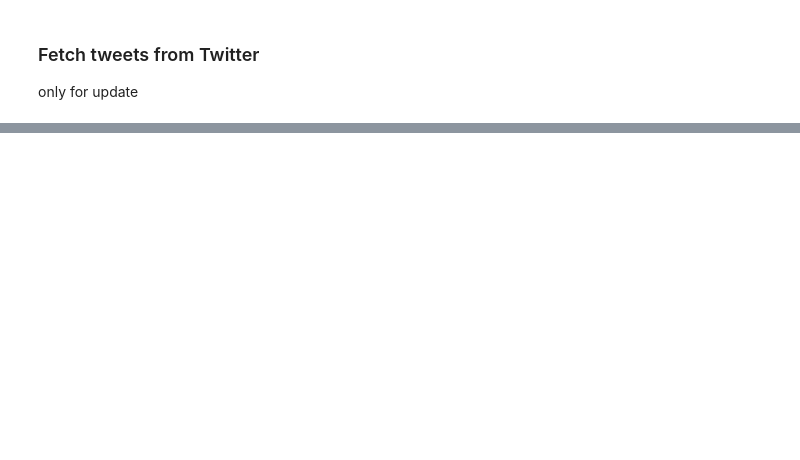
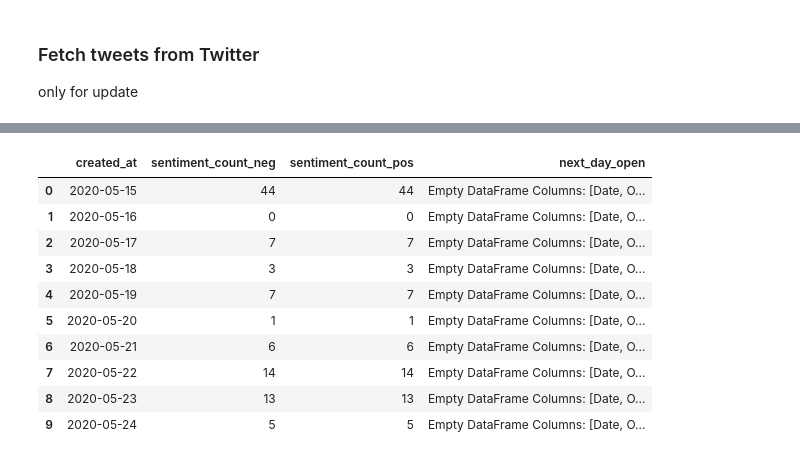
Before and after one commit to tbilaszewski/master-thesis, a Jupyter notebook: main.ipynb, the cells around one changed output, grey strips where cells are left out. Drawn from its saved outputs; the diff is of its cells as text; code cells hidden in the pictures; blank space fills up the shorter version.

```diff
--- a/main.ipynb
+++ b/main.ipynb
@@ -39,0 +91,13 @@ tweets
+# %%
+import math
+
+tweets_groupper= tweets.groupby(pd.Grouper(key='created_at', freq='1D'))
+
+tweets_gropuped = pd.DataFrame()
+tweets_gropuped['sentiment_count_neg'] = tweets_groupper['sentiment_classfication_neg'].count()
+tweets_gropuped['sentiment_count_pos'] = tweets_groupper['sentiment_classfication_pos'].count()
+tweets_gropuped['strongest_sentiment_class'] = tweets_groupper['sentiment'].max().map(lambda sentiment: sentiment[0] if math.isnan(sentiment[1]))
+tweets_gropuped['strongest_sentiment_value'] = tweets_groupper['sentiment'].max().map(lambda sentiment: sentiment[1] if math.isnan(sentiment[1]))
+
+tweets_gropuped['ratio_pos/neg'] = (tweets_gropuped['sentiment_count_pos'] - tweets_gropuped['sentiment_count_neg']) / (tweets_gropuped['sentiment_count_pos'] + tweets_gropuped['sentiment_count_neg'] )
+tweets_gropuped
@@ -39,0 +110,6 @@ tweets
+# %%
+prices = pd.read_csv('TSLA.csv')
+prices.tail()
+# prices.loc[prices['Date'] == '2020-04-01']
+# prices.iloc[7]
+#
@@ -39,0 +123,17 @@ tweets
+# %%
+tweets_gropuped = tweets_gropuped.reset_index()
+# %%
+tweets_gropuped['next_day_open'] = tweets_gropuped['created_at'].apply(lambda date: prices.loc[prices['Date'] == date])
+tweets_gropuped
+# %% [output]
+|  | created_at | sentiment_count_neg | sentiment_count_pos | next_day_open |
+| 0 | 2020-05-15 | 44 | 44 | Empty DataFrame Columns: [Date, O... |
+| 1 | 2020-05-16 | 0 | 0 | Empty DataFrame Columns: [Date, O... |
+| 2 | 2020-05-17 | 7 | 7 | Empty DataFrame Columns: [Date, O... |
+| 3 | 2020-05-18 | 3 | 3 | Empty DataFrame Columns: [Date, O... |
+| 4 | 2020-05-19 | 7 | 7 | Empty DataFrame Columns: [Date, O... |
+| 5 | 2020-05-20 | 1 | 1 | Empty DataFrame Columns: [Date, O... |
+| 6 | 2020-05-21 | 6 | 6 | Empty DataFrame Columns: [Date, O... |
+| 7 | 2020-05-22 | 14 | 14 | Empty DataFrame Columns: [Date, O... |
+| 8 | 2020-05-23 | 13 | 13 | Empty DataFrame Columns: [Date, O... |
+| 9 | 2020-05-24 | 5 | 5 | Empty DataFrame Columns: [Date, O... |
```
Also changed, not shown: parts of 10 cells of this notebook.
